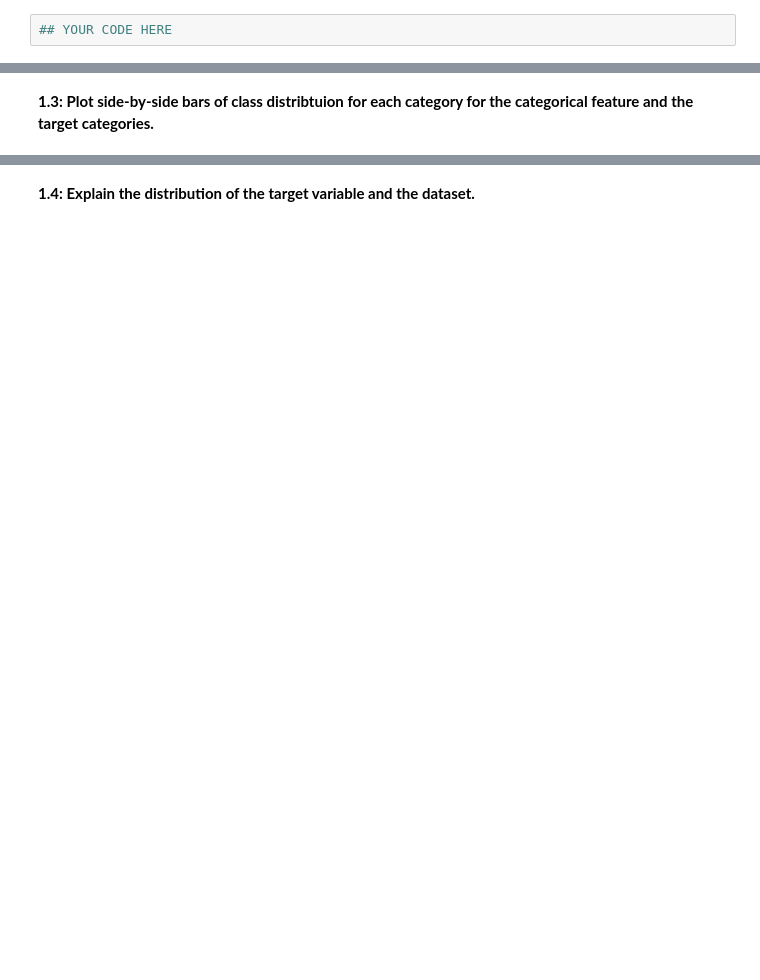
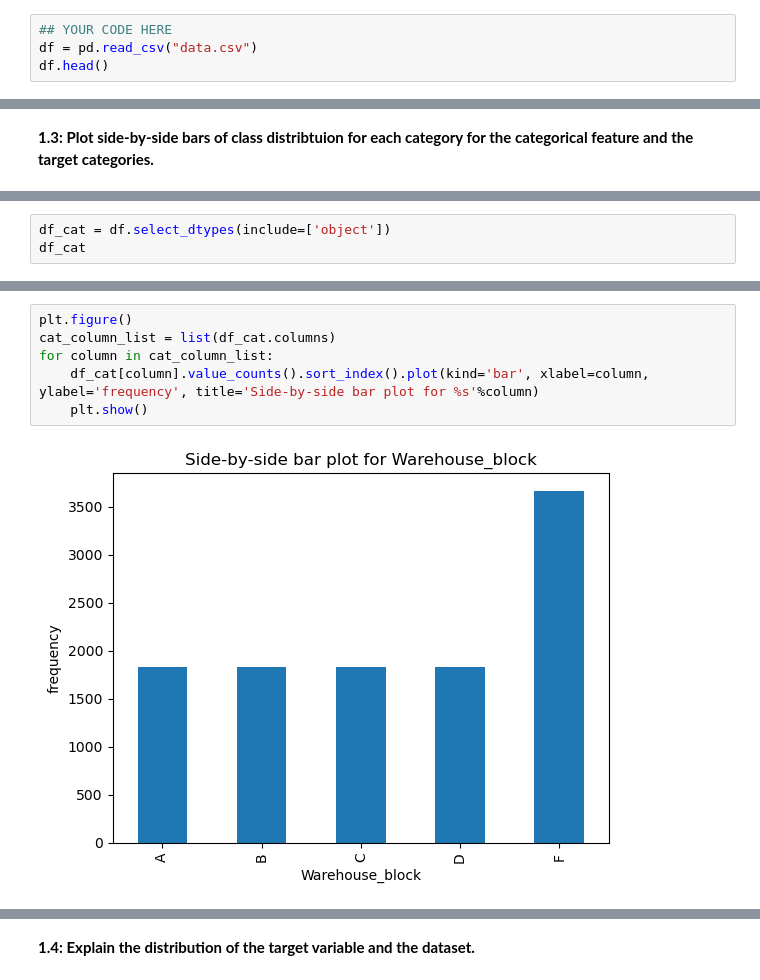
Before and after one commit to JasonHJJin/applied_ml, a Jupyter notebook: hw2/AML_HW2_Spring23_Questions.ipynb, the cells around one changed output, grey strips where cells are left out. Drawn from its saved outputs; the diff is of its cells as text; blank space fills up the shorter version.

```diff
--- a/hw2/AML_HW2_Spring23_Questions.ipynb
+++ b/hw2/AML_HW2_Spring23_Questions.ipynb
@@ -37,3 +40,5 @@ import time
 **1.1: Load the provided dataset**
 # %%
 ## YOUR CODE HERE
+df = pd.read_csv("data.csv")
+df.head()
@@ -47,0 +78,3 @@ import time
+# %%
+df_cat = df.select_dtypes(include=['object'])
+df_cat
@@ -47,0 +95,8 @@ import time
+# %%
+plt.figure()
+cat_column_list = list(df_cat.columns)
+for column in cat_column_list:
+    df_cat[column].value_counts().sort_index().plot(kind='bar', xlabel=column, ylabel='frequency', title='Side-by-side bar plot for %s'%column)
+    plt.show()
+# %% [output]
+[figure, added]
```
Also changed, not shown: parts of 69 cells of this notebook, 3 other files.
